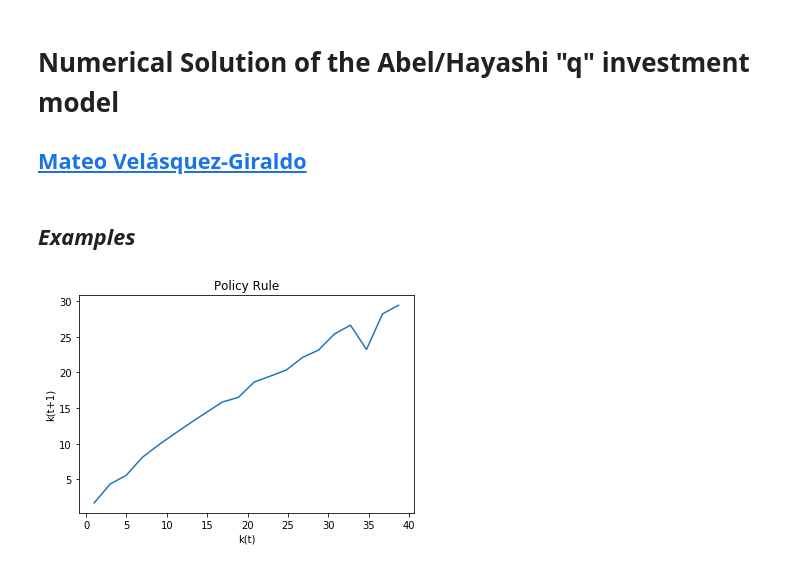
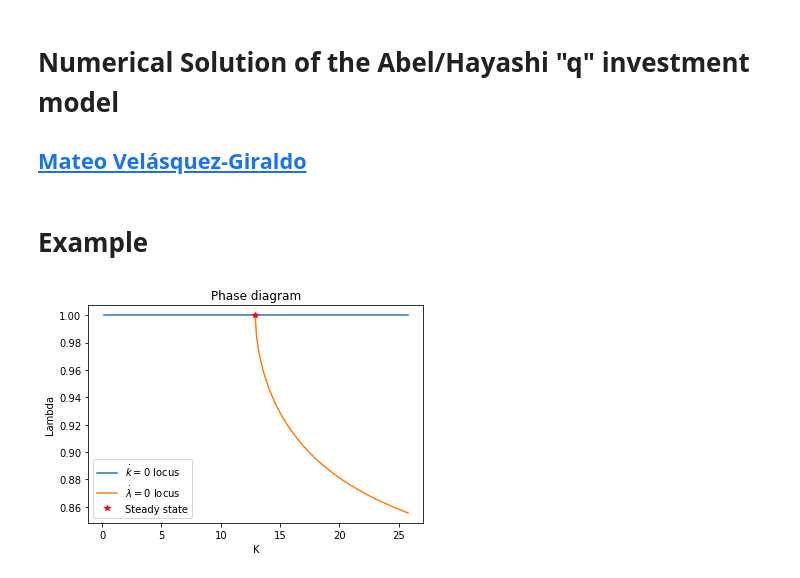
Before and after one commit to Mv77/Q_Investment, a Jupyter notebook: q_investment_model.ipynb, the cells around one changed output. Drawn from its saved outputs; the diff is of its cells as text; code cells hidden in the pictures.

Commit message:
Added example.
The lambda0 locus is truncated. Added a hypothesis.

```diff
--- a/q_investment_model.ipynb
+++ b/q_investment_model.ipynb
@@ -140,19 +228,9 @@ class Qmod:
 # %% [markdown]
-## _Examples_
+# Example
 # %%
-# Create model object
+# Create a model object
 Qexample = Qmod(beta = 0.99,tau = 0, alpha = 0.33, omega =  0.5, zeta =  0, delta = 0.05)
-# Solve to find the policy rule (k[t+1] in terms of k[t])
-Qexample.solve()
+# Generate its phase diagram
+Qexample.phase_diagram()
+# %% [output]
+[figure, added]
-# %%
-# Plot policy rule
-
-k = np.linspace(1,3*Qexample.kss,20)
-
-plt.plot(k,[Qexample.k1Func(x) for x in k])
-plt.title('Policy Rule')
-plt.xlabel('k(t)')
-plt.ylabel('k(t+1)')
-plt.show()
-# %% [output]
-[figure, removed]
```
Also changed, not shown: parts of 7 cells of this notebook, 1 other file.
